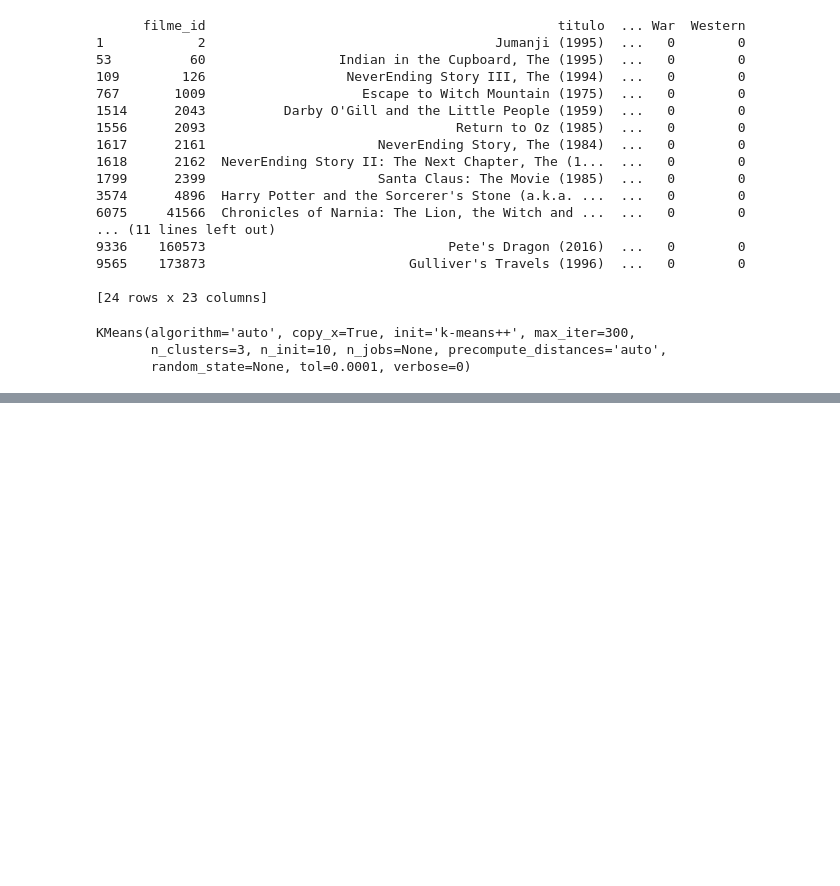
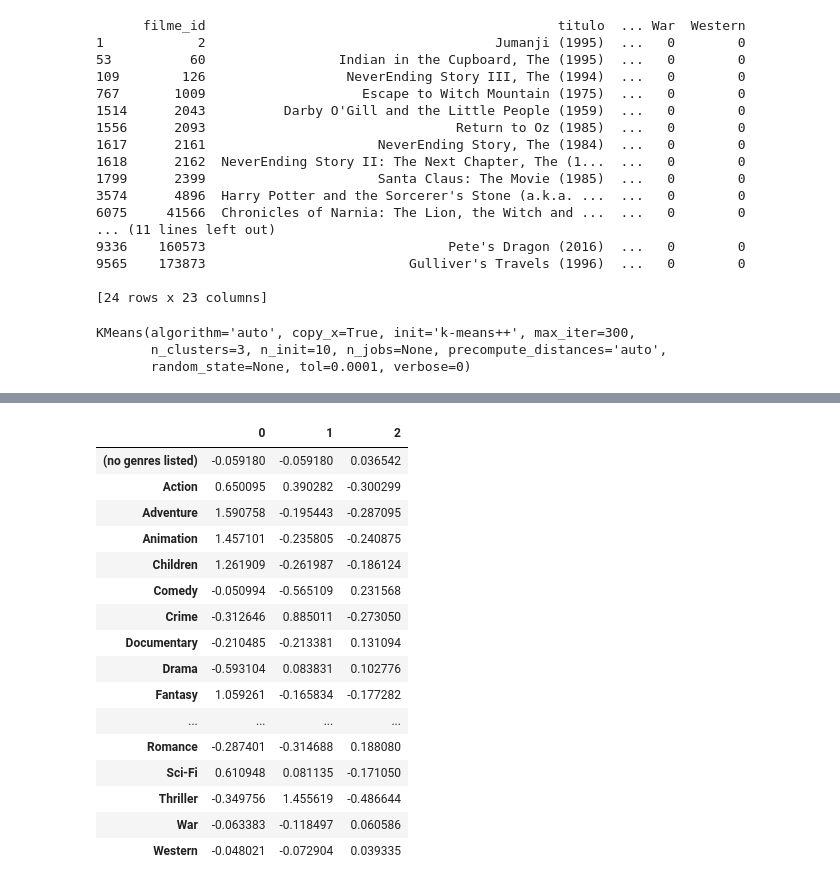
Before and after one commit to EduardoMoraesRitter/machine-learning-algoritmos-nao-supervisionados, a Jupyter notebook: 1_modelo_nao_supervisionado.ipynb, the cells around one changed output, grey strips where cells are left out. Saved outputs shown, nothing was run; the diff lists cells and outputs as text; code cells hidden in the pictures; blank space fills up the shorter version.

```diff
--- a/1_modelo_nao_supervisionado.ipynb
+++ b/1_modelo_nao_supervisionado.ipynb
@@ -235 +262,22 @@ grupos
+# %%
+#tranposicao de colunas
+grupos.transpose()
+# %% [output]
+|  | 0 | 1 | 2 |
+| (no genres listed) | -0.059180 | -0.059180 | 0.036542 |
+| Action | 0.650095 | 0.390282 | -0.300299 |
+| Adventure | 1.590758 | -0.195443 | -0.287095 |
+| Animation | 1.457101 | -0.235805 | -0.240875 |
+| Children | 1.261909 | -0.261987 | -0.186124 |
+| Comedy | -0.050994 | -0.565109 | 0.231568 |
+| Crime | -0.312646 | 0.885011 | -0.273050 |
+| Documentary | -0.210485 | -0.213381 | 0.131094 |
+| Drama | -0.593104 | 0.083831 | 0.102776 |
+| Fantasy | 1.059261 | -0.165834 | -0.177282 |
+| ... | ... | ... | ... |
+| Romance | -0.287401 | -0.314688 | 0.188080 |
+| Sci-Fi | 0.610948 | 0.081135 | -0.171050 |
+| Thriller | -0.349756 | 1.455619 | -0.486644 |
+| War | -0.063383 | -0.118497 | 0.060586 |
+| Western | -0.048021 | -0.072904 | 0.039335 |
 # %%
```
Also changed, not shown: parts of 8 cells of this notebook.
